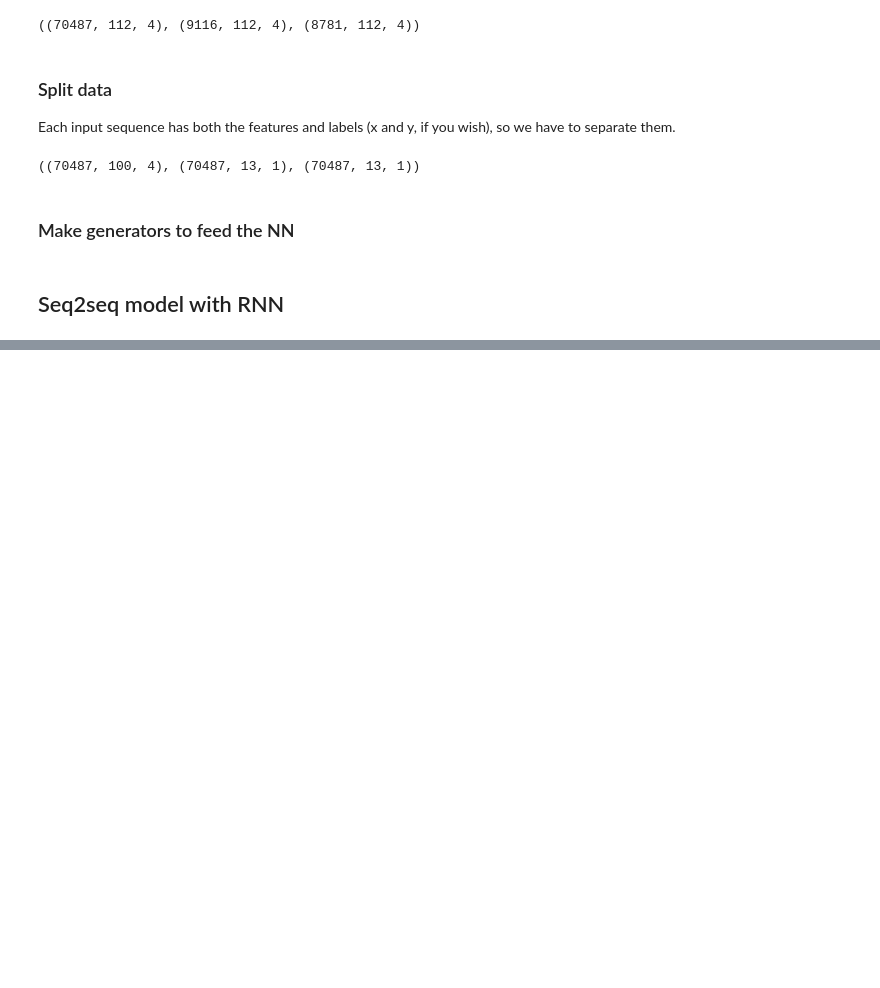
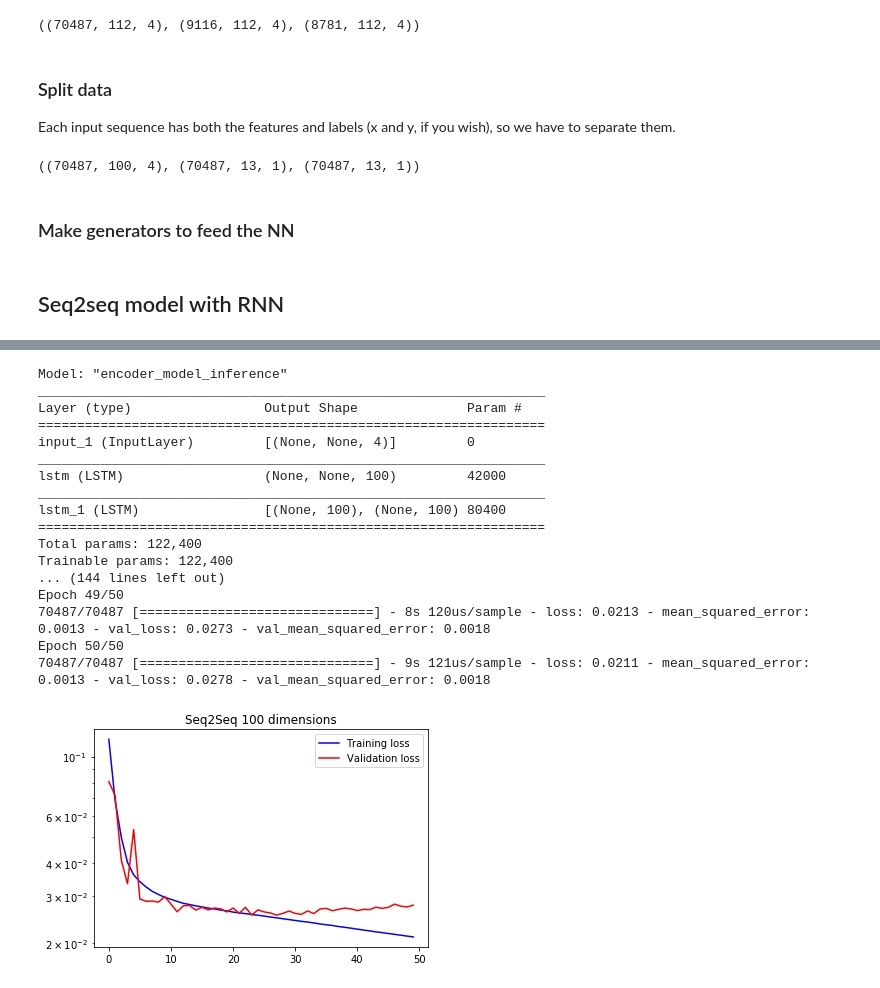
Before and after one commit to juan-arevalo/sugar_level_prediction, a Jupyter notebook: explore/seq2seq_prediction_colab.ipynb, the cells around one changed output, grey strips where cells are left out. Cells and saved outputs as stored; diff of their text form; code cells hidden in the pictures; blank space fills up the shorter version.

```diff
--- a/explore/seq2seq_prediction_colab.ipynb
+++ b/explore/seq2seq_prediction_colab.ipynb
@@ -129,0 +261,25 @@ test_gen = make_iterator(test_data, test_batch, num_epochs=1)
+# %%
+m, enc, dec = seq2seq(history, future, latent_dim=100, num_features=4, mn=1.0)
+m.compile(optimizer='rmsprop', loss=MAE, metrics=[MSE])
+h = m.fit(x=train_data[0], y=train_data[1], batch_size=train_batch, epochs=50,
+          validation_data=vad_data)
+plot_train_history(h, 'Seq2Seq 100 dimensions')
+# %% [output]
+Model: "encoder_model_inference"
+_________________________________________________________________
+Layer (type)                 Output Shape              Param #
+=================================================================
+input_1 (InputLayer)         [(None, None, 4)]         0
+_________________________________________________________________
+lstm (LSTM)                  (None, None, 100)         42000
+_________________________________________________________________
+lstm_1 (LSTM)                [(None, 100), (None, 100) 80400
+=================================================================
+Total params: 122,400
+Trainable params: 122,400
+... (144 lines left out)
+Epoch 49/50
+70487/70487 [==============================] - 8s 120us/sample - loss: 0.0213 - mean_squared_error: 0.0013 - val_loss: 0.0273 - val_mean_squared_error: 0.0018
+Epoch 50/50
+70487/70487 [==============================] - 9s 121us/sample - loss: 0.0211 - mean_squared_error: 0.0013 - val_loss: 0.0278 - val_mean_squared_error: 0.0018
+[figure, added]
```
Also changed, not shown: parts of 17 cells of this notebook.
